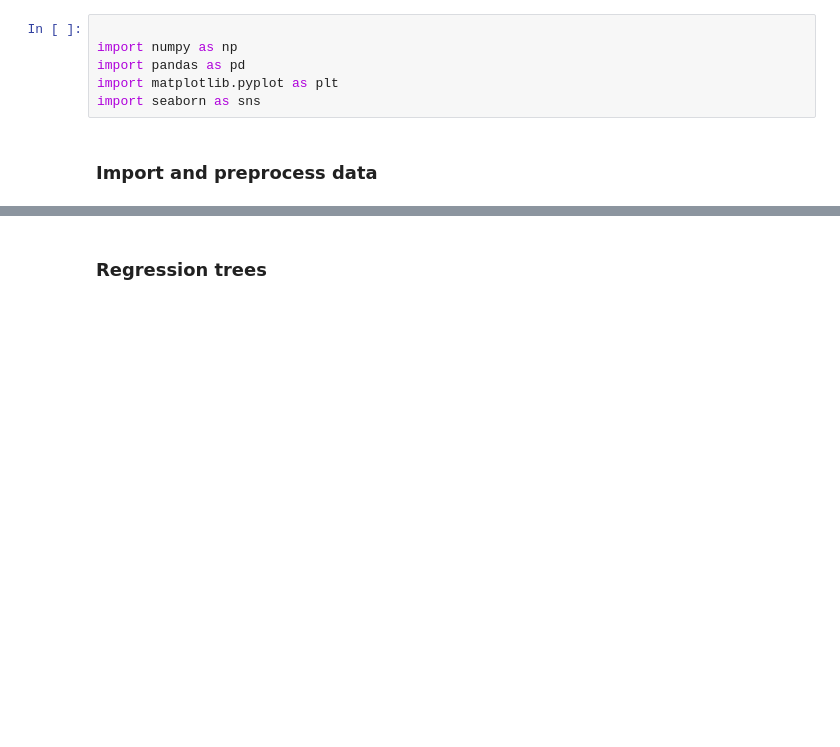
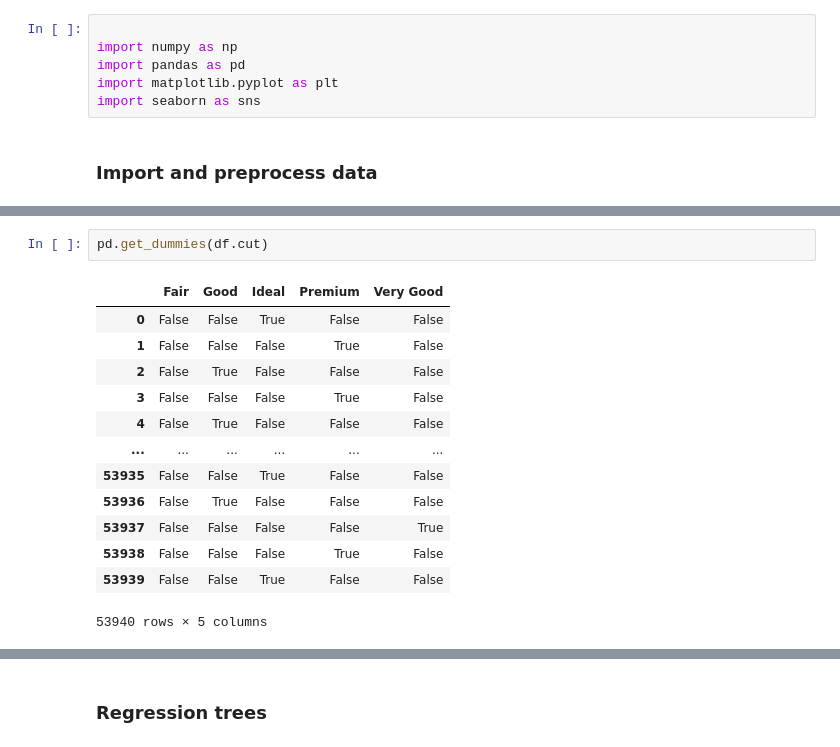
Before and after one commit to cuongvoSGH/Data_Mining, a Jupyter notebook: Trees, ensembles Neural Networks/10. Decision trees/Decision tree.ipynb, the cells around one changed output, grey strips where cells are left out. Drawn from its saved outputs; the diff is of its cells as text; blank space fills up the shorter version.

```diff
--- a/Trees, ensembles Neural Networks/10. Decision trees/Decision tree.ipynb
+++ b/Trees, ensembles Neural Networks/10. Decision trees/Decision tree.ipynb
@@ -62,0 +48,16 @@ x_train, x_test, y_train, y_test = train_test_split(x,y, test_size = 0.3, random
+# %%
+pd.get_dummies(df.cut)
+# %% [output]
+|  | Fair | Good | Ideal | Premium | Very Good |
+| 0 | False | False | True | False | False |
+| 1 | False | False | False | True | False |
+| 2 | False | True | False | False | False |
+| 3 | False | False | False | True | False |
+| 4 | False | True | False | False | False |
+| ... | ... | ... | ... | ... | ... |
+| 53935 | False | False | True | False | False |
+| 53936 | False | True | False | False | False |
+| 53937 | False | False | False | False | True |
+| 53938 | False | False | False | True | False |
+| 53939 | False | False | True | False | False |
+53940 rows × 5 columns
```
Also changed, not shown: parts of 21 cells of this notebook, 3 other files.
